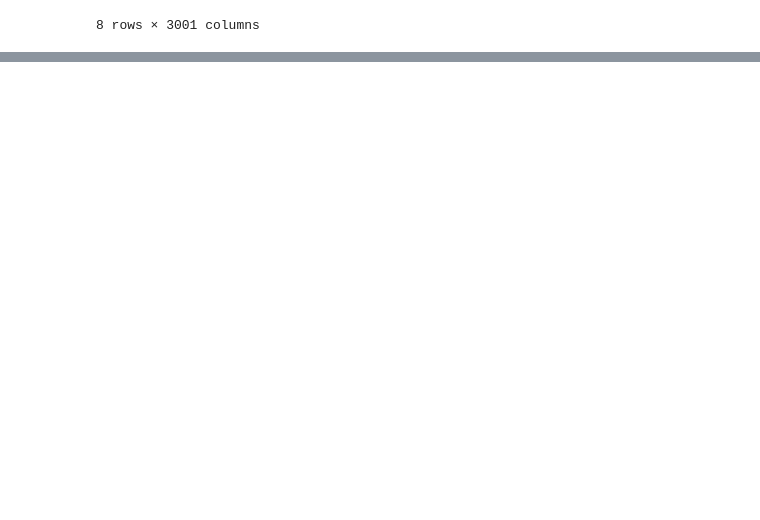
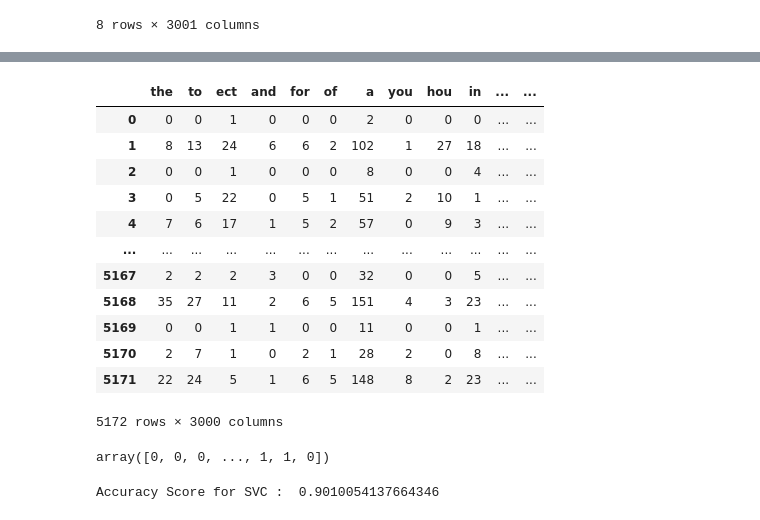
Before and after one commit to joshiavadhut2001/DSA-Programmes, a Jupyter notebook: AvpraticeAss1.ipynb, the cells around one changed output, grey strips where cells are left out. Drawn from its saved outputs; the diff is of its cells as text; code cells hidden in the pictures; blank space fills up the shorter version.

```diff
--- a/AvpraticeAss1.ipynb
+++ b/AvpraticeAss1.ipynb
@@ -96,0 +117,22 @@ data.describe()
+# %%
+X = data.iloc[:,1:3001]
+X
+# %% [output]
+|  | the | to | ect | and | for | of | a | you | hou | in | ... | ... |
+| 0 | 0 | 0 | 1 | 0 | 0 | 0 | 2 | 0 | 0 | 0 | ... | ... |
+| 1 | 8 | 13 | 24 | 6 | 6 | 2 | 102 | 1 | 27 | 18 | ... | ... |
+| 2 | 0 | 0 | 1 | 0 | 0 | 0 | 8 | 0 | 0 | 4 | ... | ... |
+| 3 | 0 | 5 | 22 | 0 | 5 | 1 | 51 | 2 | 10 | 1 | ... | ... |
+| 4 | 7 | 6 | 17 | 1 | 5 | 2 | 57 | 0 | 9 | 3 | ... | ... |
+| ... | ... | ... | ... | ... | ... | ... | ... | ... | ... | ... | ... | ... |
+| 5167 | 2 | 2 | 2 | 3 | 0 | 0 | 32 | 0 | 0 | 5 | ... | ... |
+| 5168 | 35 | 27 | 11 | 2 | 6 | 5 | 151 | 4 | 3 | 23 | ... | ... |
+| 5169 | 0 | 0 | 1 | 1 | 0 | 0 | 11 | 0 | 0 | 1 | ... | ... |
+| 5170 | 2 | 7 | 1 | 0 | 2 | 1 | 28 | 2 | 0 | 8 | ... | ... |
+| 5171 | 22 | 24 | 5 | 1 | 6 | 5 | 148 | 8 | 2 | 23 | ... | ... |
+5172 rows × 3000 columns
+# %%
+Y = data.iloc[:,-1].values
+Y
+# %% [output]
+array([0, 0, 0, ..., 1, 1, 0])
@@ -96,0 +141,11 @@ data.describe()
+# %%
+svc = SVC(C=1.0,kernel='rbf',gamma='auto')
+# C here is the regularization parameter. Here, L2 penalty is used(default). It is the inverse of the strength of regularization.
+# As C increases, model overfits.
+# Kernel here is the radial basis function kernel.
+# gamma (only used for rbf kernel) : As gamma increases, model overfits.
+svc.fit(train_x,train_y)
+y_pred2 = svc.predict(test_x)
+print("Accuracy Score for SVC : ", accuracy_score(y_pred2,test_y))
+# %% [output]
+Accuracy Score for SVC :  0.9010054137664346
```
Also changed, not shown: parts of 3 cells of this notebook.
